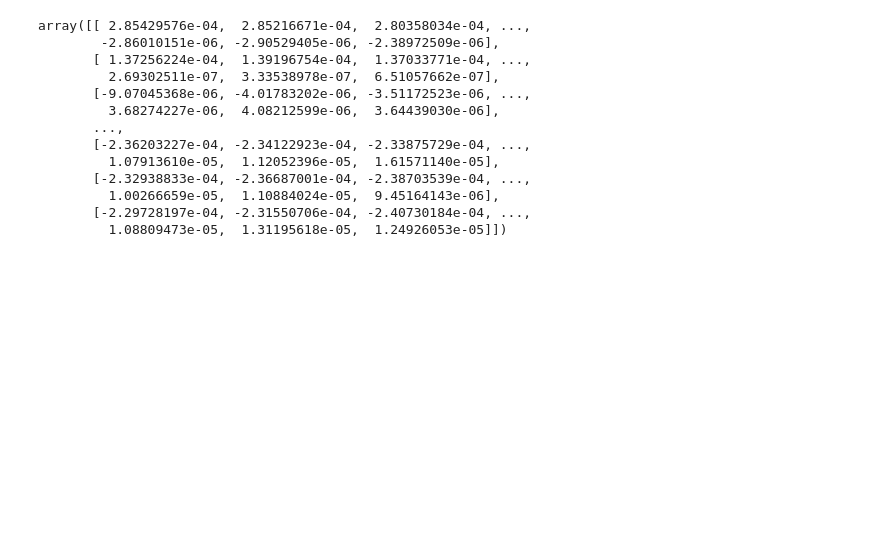
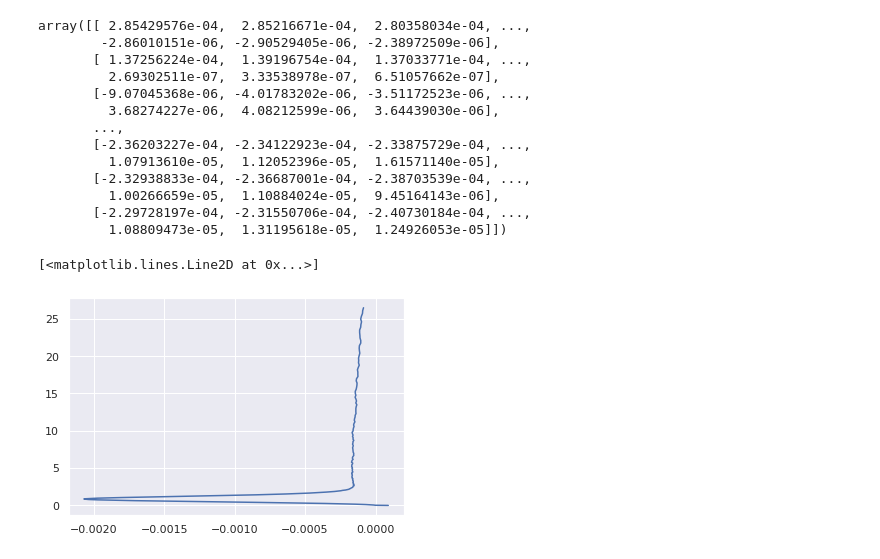
Before and after one commit to petebachant/boundary-layer-turbulence-modeling, a Jupyter notebook: notebook.ipynb, the cells around one changed output. Drawn from its saved outputs; the diff is of its cells as text; code cells hidden in the pictures; blank space fills up the shorter version.

```diff
--- a/notebook.ipynb
+++ b/notebook.ipynb
@@ -307,7 +307,7 @@ plt.plot(data["duudx"][:, 100], data["y"])
 # First, let's check the momentum balance in the x-direction
 rho = 1
 nu = 1.25e-3
-(
+momx = (
     data["u"] * data["dudx"]
     + data["v"] * data["dudy"]
     # + data["w"] * data["dudz"]  # 2-D; zero
@@ -317,6 +317,7 @@ nu = 1.25e-3
     + data["duvdy"]
     # + data["duwdz"]  # 2-D
 )
+momx
 # %% [output]
 array([[ 2.85429576e-04,  2.85216671e-04,  2.80358034e-04, ...,
         -2.86010151e-06, -2.90529405e-06, -2.38972509e-06],
@@ -331,6 +332,11 @@ array([[ 2.85429576e-04,  2.85216671e-04,  2.80358034e-04, ...,
          1.00266659e-05,  1.10884024e-05,  9.45164143e-06],
        [-2.29728197e-04, -2.31550706e-04, -2.40730184e-04, ...,
          1.08809473e-05,  1.31195618e-05,  1.24926053e-05]])
+# %%
+plt.plot(momx[:, 100], data["y"])
+# %% [output]
+[<matplotlib.lines.Line2D at 0x...>]
+[figure, added]
 # %%
 # TODO: Compute a bunch of quantities and add to the data dictionary
 # Mean kinetic energy
```
Also changed, not shown: parts of 1 cell of this notebook.
